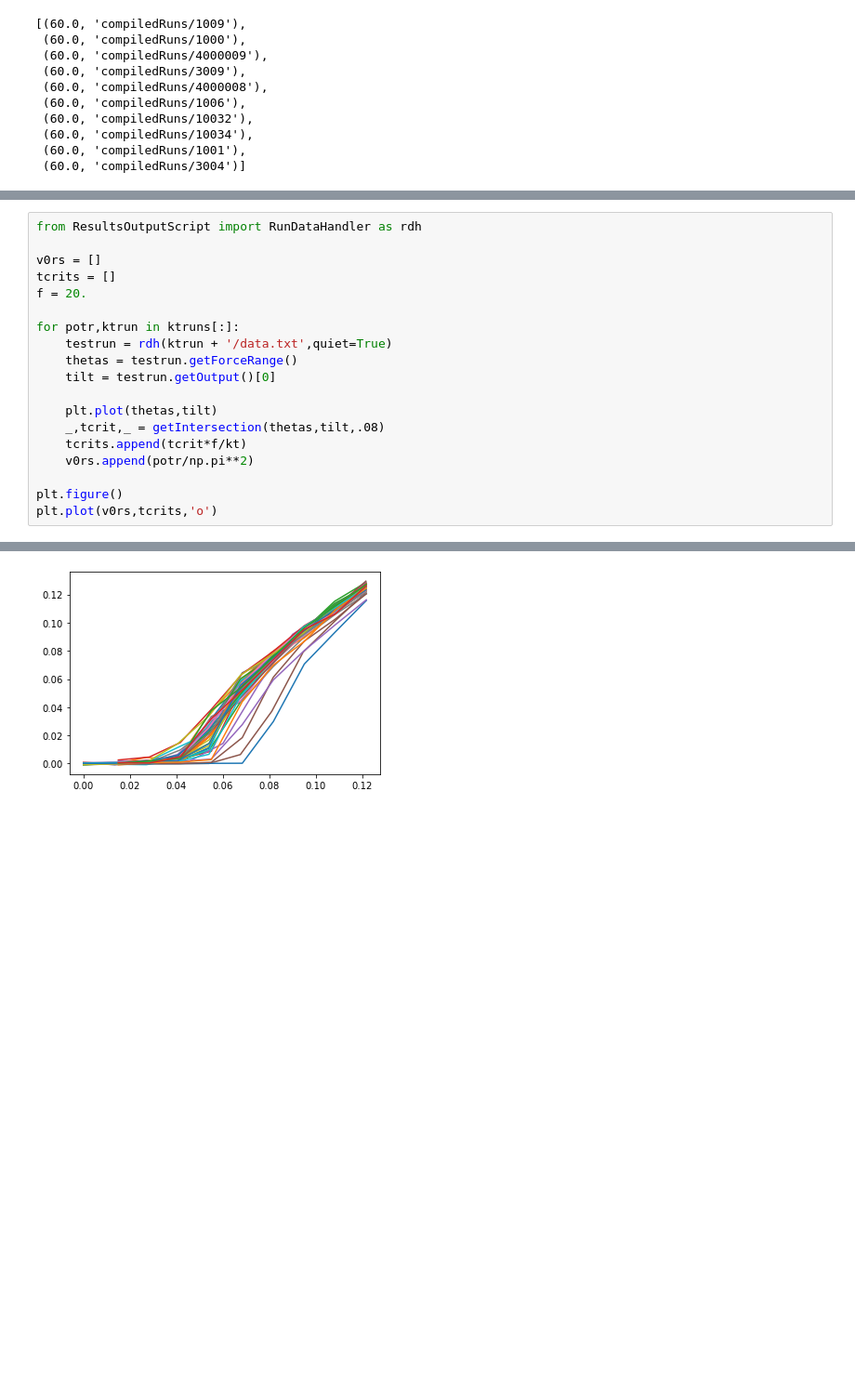
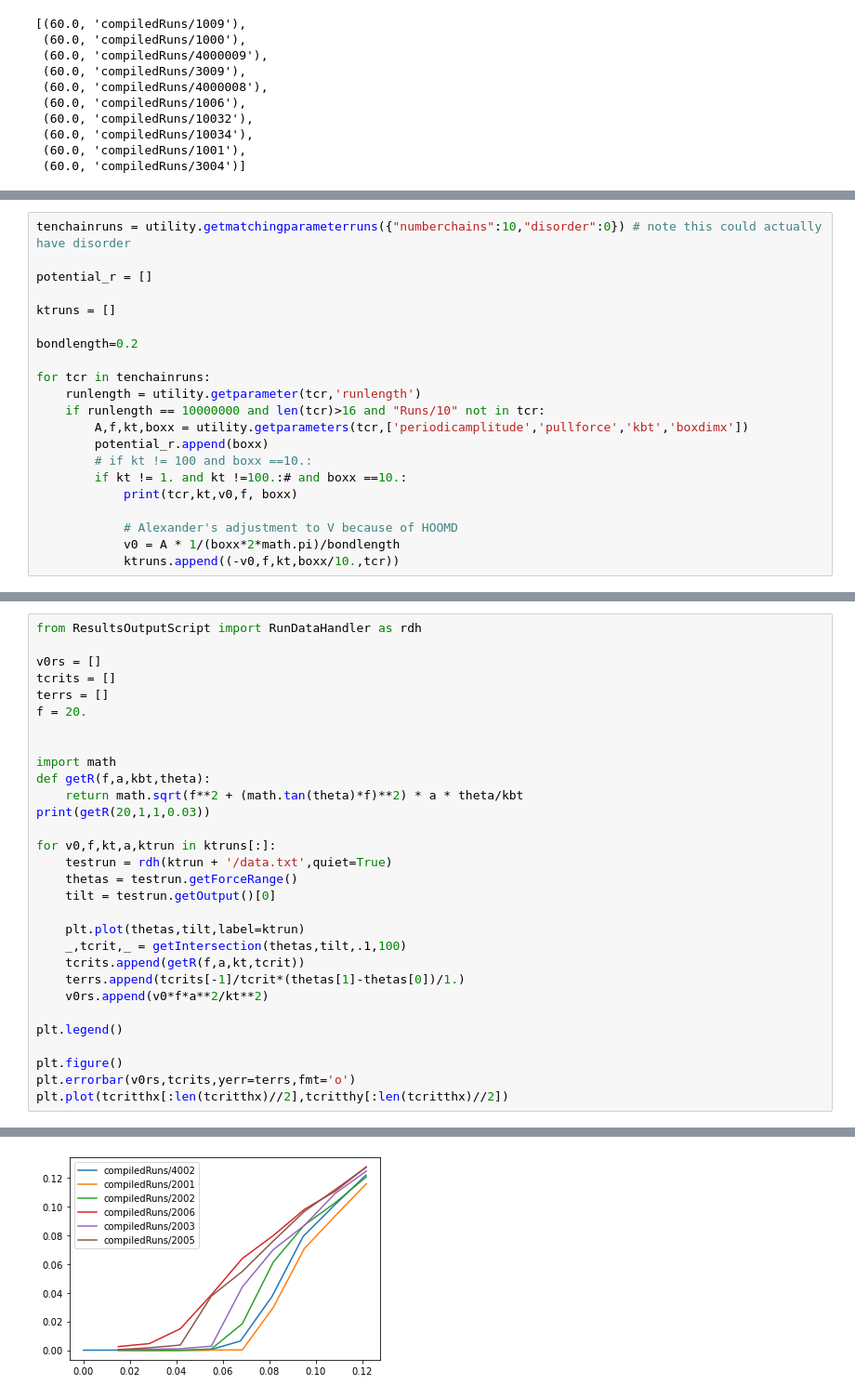
Before and after one commit to LevoSpacewars/Polymer-Tilt, a Jupyter notebook: run parsing utility.ipynb, the cells around one changed output, grey strips where cells are left out. Shown at 93% size. Saved outputs shown, nothing was run; the diff lists cells and outputs as text; blank space fills up the shorter version.

```diff
--- a/run parsing utility.ipynb
+++ b/run parsing utility.ipynb
@@ -91,0 +126,21 @@ ktruns[10:20]
+# %%
+tenchainruns = utility.getmatchingparameterruns({"numberchains":10,"disorder":0}) # note this could actually have disorder
+
+potential_r = []
+
+ktruns = []
+
+bondlength=0.2
+
+for tcr in tenchainruns:
+    runlength = utility.getparameter(tcr,'runlength')
+    if runlength == 10000000 and len(tcr)>16 and "Runs/10" not in tcr:
+        A,f,kt,boxx = utility.getparameters(tcr,['periodicamplitude','pullforce','kbt','boxdimx'])
+        potential_r.append(boxx)
+        # if kt != 100 and boxx ==10.:
+        if kt != 1. and kt !=100.:# and boxx ==10.:
+            print(tcr,kt,v0,f, boxx)
+
+            # Alexander's adjustment to V because of HOOMD
+            v0 = A * 1/(boxx*2*math.pi)/bondlength
+            ktruns.append((-v0,f,kt,boxx/10.,tcr))
@@ -94,18 +156,29 @@ from ResultsOutputScript import RunDataHandler as rdh
 
 v0rs = []
 tcrits = []
+terrs = []
 f = 20.
 
-for potr,ktrun in ktruns[:]:
+
+import math
+def getR(f,a,kbt,theta):
+    return math.sqrt(f**2 + (math.tan(theta)*f)**2) * a * theta/kbt
+print(getR(20,1,1,0.03))
+
+for v0,f,kt,a,ktrun in ktruns[:]:
     testrun = rdh(ktrun + '/data.txt',quiet=True)
     thetas = testrun.getForceRange()
     tilt = testrun.getOutput()[0]
 
-    plt.plot(thetas,tilt)
-    _,tcrit,_ = getIntersection(thetas,tilt,.08)
-    tcrits.append(tcrit*f/kt)
-    v0rs.append(potr/np.pi**2)
+    plt.plot(thetas,tilt,label=ktrun)
+    _,tcrit,_ = getIntersection(thetas,tilt,.1,100)
+    tcrits.append(getR(f,a,kt,tcrit))
+    terrs.append(tcrits[-1]/tcrit*(thetas[1]-thetas[0])/1.)
+    v0rs.append(v0*f*a**2/kt**2)
+
+plt.legend()
 
 plt.figure()
-plt.plot(v0rs,tcrits,'o')
+plt.errorbar(v0rs,tcrits,yerr=terrs,fmt='o')
+plt.plot(tcritthx[:len(tcritthx)//2],tcritthy[:len(tcritthx)//2])
 # %% [output]
@@ -113 +187 @@ plt.plot(v0rs,tcrits,'o')
-[figure, old version]
+[figure, new version]
```
Also changed, not shown: parts of 29 cells of this notebook, 1 other file.
